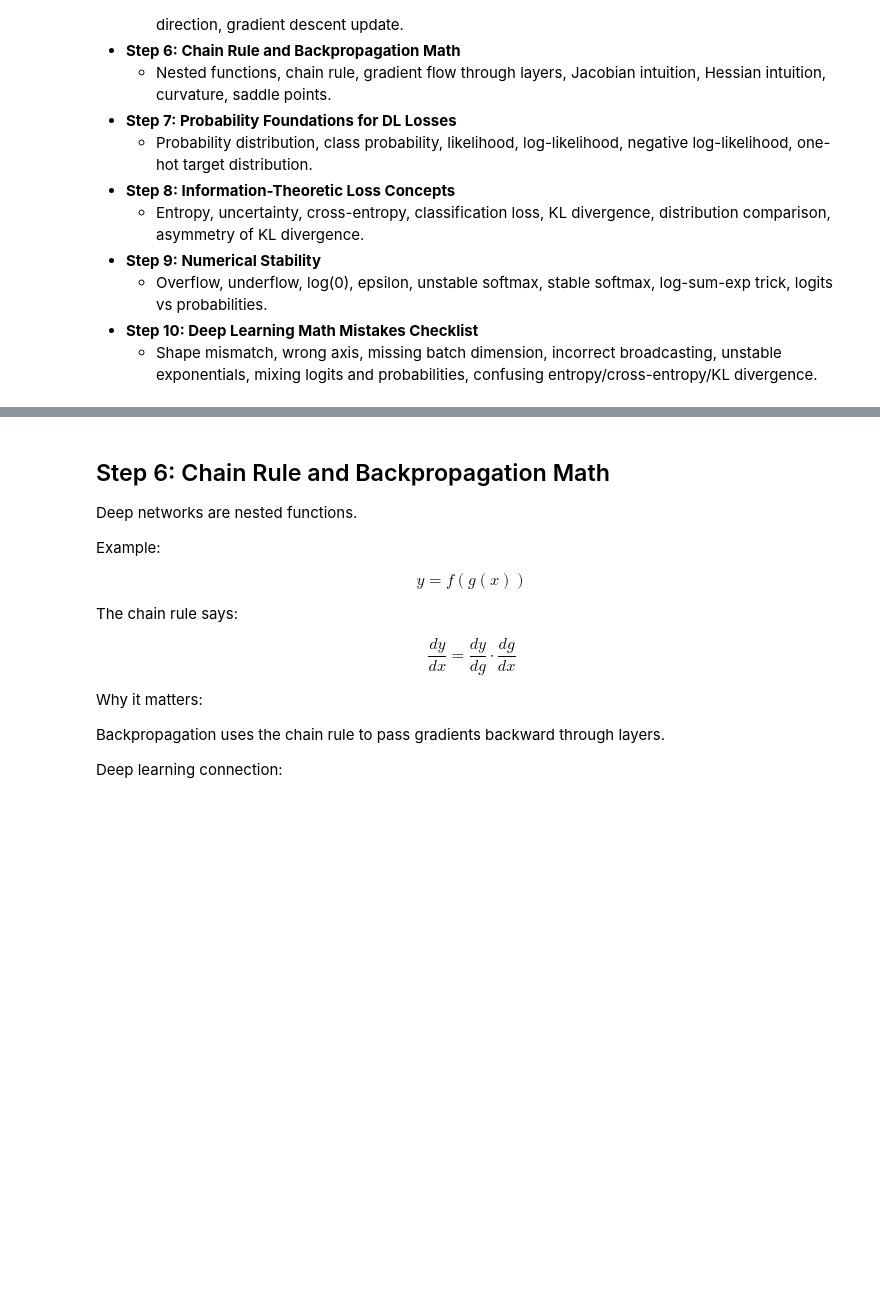
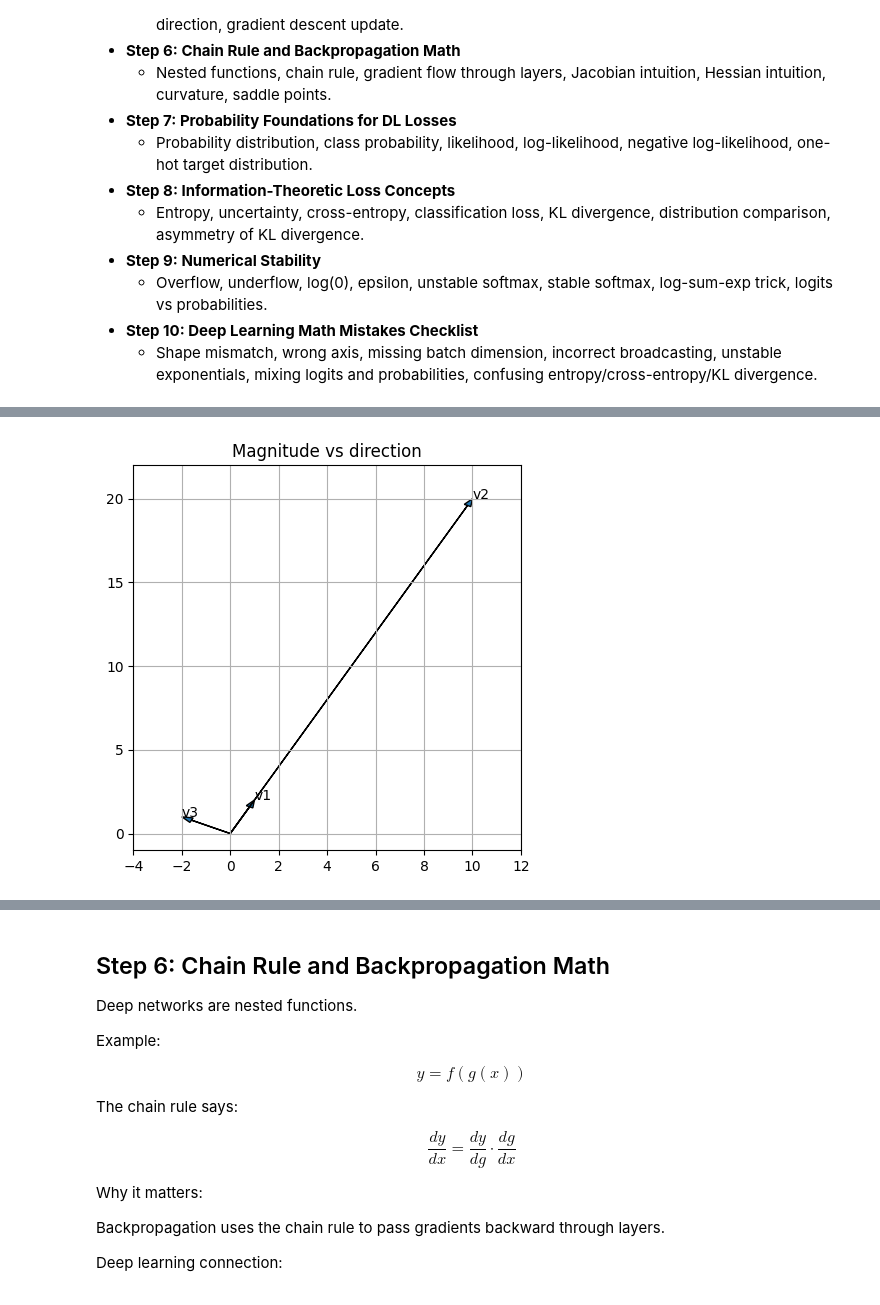
Before and after one commit to sidhu7777/Machine_Learning_Notes, a Jupyter notebook: deep_learning/modules/Module_02_Math_for_Deep_Learning.ipynb, the cells around one changed output, grey strips where cells are left out. Drawn from its saved outputs; the diff is of its cells as text; code cells hidden in the pictures; blank space fills up the shorter version.

```diff
--- a/deep_learning/modules/Module_02_Math_for_Deep_Learning.ipynb
+++ b/deep_learning/modules/Module_02_Math_for_Deep_Learning.ipynb
@@ -924,17 +40,0 @@ This is why embedding search often normalizes vectors or uses cosine similarity.
-# %%
-v1 = np.array([1.0, 2.0])
-v2 = np.array([10.0, 20.0])
-v3 = np.array([-2.0, 1.0])
-
-def cos(u,v):
-    return np.dot(u,v)/(np.linalg.norm(u)*np.linalg.norm(v))
-rows=[]
-for name,v in [('v2 same direction larger magnitude',v2),('v3 different direction',v3)]:
-    rows.append({'comparison':name,'L2 magnitude':np.linalg.norm(v),'cosine_with_v1':cos(v1,v),'euclidean_from_v1':np.linalg.norm(v1-v)})
-display(pd.DataFrame(rows).round(3))
-
-plt.figure(figsize=(5,5))
-for vec,label in [(v1,'v1'),(v2,'v2'),(v3,'v3')]:
-    plt.arrow(0,0,vec[0],vec[1],head_width=0.3,length_includes_head=True,label=label)
-    plt.text(vec[0],vec[1],label)
-plt.xlim(-4,12); plt.ylim(-1,22); plt.title('Magnitude vs direction'); plt.xlabel('x1'); plt.ylabel('x2'); plt.show()
@@ -1215,0 +1035,10 @@ plt.show()
+# %%
+v1=np.array([1.0,2.0]); v2=np.array([10.0,20.0]); v3=np.array([-2.0,1.0])
+plt.figure(figsize=(5,5))
+for v,label in [(v1,'v1'),(v2,'v2'),(v3,'v3')]:
+    plt.arrow(0,0,v[0],v[1],head_width=.3,length_includes_head=True)
+    plt.text(v[0],v[1],label)
+plt.xlim(-4,12); plt.ylim(-1,22); plt.title('Magnitude vs direction')
+plt.show()
+# %% [output]
+[figure, added]
```
Also changed, not shown: parts of 132 cells of this notebook.
